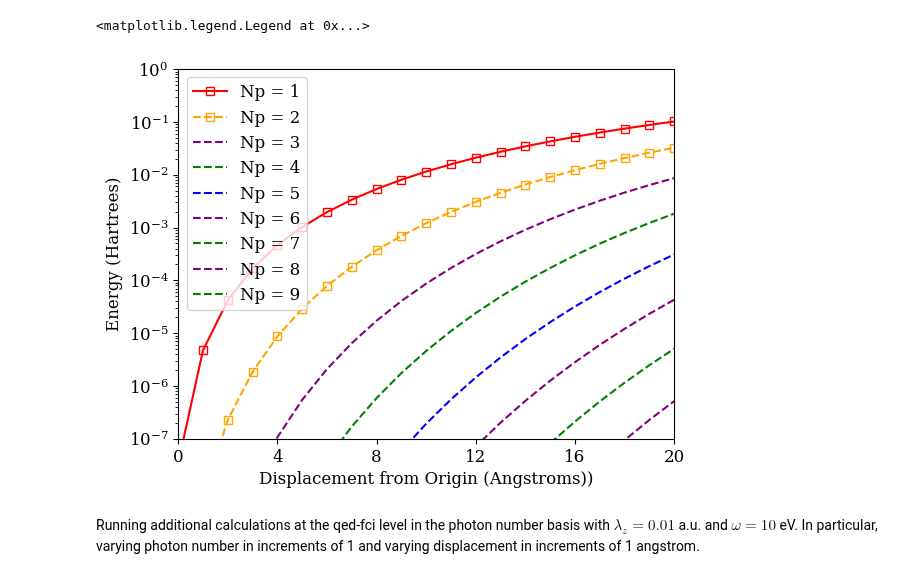
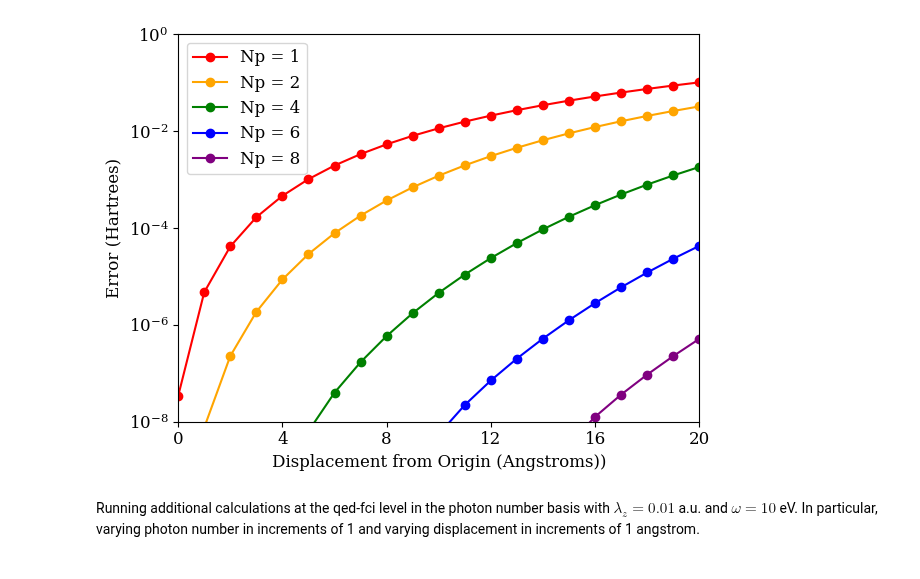
Before and after one commit to boss-bee/data_repository, a Jupyter notebook: json_scripts/H2O_ion_displacement_study.ipynb, the cells around one changed output. Cells and saved outputs as stored; diff of their text form; code cells hidden in the pictures.

Commit message:
added some figures and bH3 data

```diff
--- a/json_scripts/H2O_ion_displacement_study.ipynb
+++ b/json_scripts/H2O_ion_displacement_study.ipynb
@@ -56,26 +56,28 @@ cs_1_energy = np.array(cs_1_data["return_result"])
 r_data = np.array(cs_1_data["molecule"]["bond_length"])
 # %%
 #plt.plot(r_data, cs_1_energy[:,1]-cs_1_energy[:,1], 'black', label="Coherent State, Np = 1")
-plt.plot(r_data, pn_1_energy[:,1]-cs_1_energy[:,1], 'red', marker="s", ms="6", mfc='none', label="Np = 1")
-plt.plot(r_data, pn_2_energy[:,1]-cs_1_energy[:,1], 'orange',  marker="s", ms="6", mfc='none', linestyle="dashed", label="Np = 2")
-plt.plot(r_data, pn_3_energy[:,1]-cs_1_energy[:,1], 'purple', linestyle="dashed", label="Np = 3")
-plt.plot(r_data, pn_4_energy[:,1]-cs_1_energy[:,1], 'green', linestyle="dashed", label="Np = 4")
-plt.plot(r_data, pn_5_energy[:,1]-cs_1_energy[:,1], 'blue', linestyle="dashed", label="Np = 5")
-plt.plot(r_data, pn_6_energy[:,1]-cs_1_energy[:,1], 'purple', linestyle="dashed", label="Np = 6")
-plt.plot(r_data, pn_7_energy[:,1]-cs_1_energy[:,1], 'green', linestyle="dashed", label="Np = 7")
-plt.plot(r_data, pn_8_energy[:,1]-cs_1_energy[:,1], 'purple', linestyle="dashed", label="Np = 8")
-plt.plot(r_data, pn_9_energy[:,1]-cs_1_energy[:,1], 'green', linestyle="dashed", label="Np = 9")
+plt.plot(r_data, pn_1_energy[:,1]-cs_1_energy[:,1], 'red', marker="o", ms="6", label="Np = 1")
+plt.plot(r_data, pn_2_energy[:,1]-cs_1_energy[:,1], 'orange',  marker="o", ms="6",  label="Np = 2")
+#plt.plot(r_data, pn_3_energy[:,1]-cs_1_energy[:,1], 'purple', linestyle="dashed", label="Np = 3")
+plt.plot(r_data, pn_4_energy[:,1]-cs_1_energy[:,1], 'green',  marker="o", ms="6",  label="Np = 4")
+#plt.plot(r_data, pn_5_energy[:,1]-cs_1_energy[:,1], 'blue', linestyle="dashed", label="Np = 5")
+plt.plot(r_data, pn_6_energy[:,1]-cs_1_energy[:,1], 'blue',  marker="o", ms="6",  label="Np = 6")
+#plt.plot(r_data, pn_7_energy[:,1]-cs_1_energy[:,1], 'green', linestyle="dashed", label="Np = 7")
+plt.plot(r_data, pn_8_energy[:,1]-cs_1_energy[:,1], 'purple',  marker="o", ms="6", label="Np = 8")
+#plt.plot(r_data, pn_10_energy[:,1]-cs_1_energy[:,1], 'black',  marker="s", ms="6", mfc='none', label="Np = 10")
 plt.yscale("log")
-plt.ylim(10e-8, 10e-1)
+plt.ylim(10e-9, 10e-1)
 plt.xticks([0,  4,  8,  12, 16, 20])
 plt.xlim(0, 20)
-plt.ylabel("Energy (Hartrees)")
+plt.ylabel("Error (Hartrees)")
 plt.xlabel("Displacement from Origin (Angstroms))")
 plt.legend()
+plt.tight_layout()
+plt.savefig("H2O2p_631G_FCI_displacement.png", dpi=150)
+plt.show()
 #'black', marker="s", ms="6", mfc='none', label="Converged Ground state")
 # %% [output]
-<matplotlib.legend.Legend at 0x...>
-[figure, old version]
+[figure, new version]
 # %% [markdown]
 Running additional calculations at the qed-fci level in the photon number basis with $\lambda_z = 0.01$ a.u. and $\omega=10$ eV.  In particular, varying photon number in increments of 1 and varying displacement in increments of 1 angstrom.
 # %%
```
Also changed, not shown: 15 other files.
